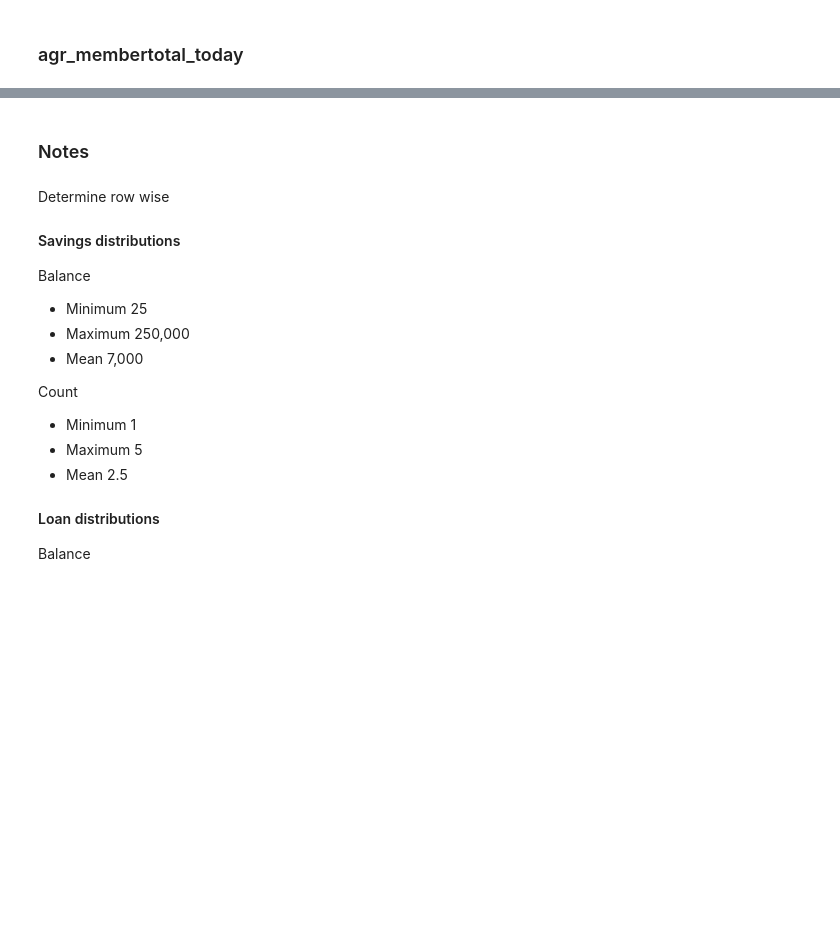
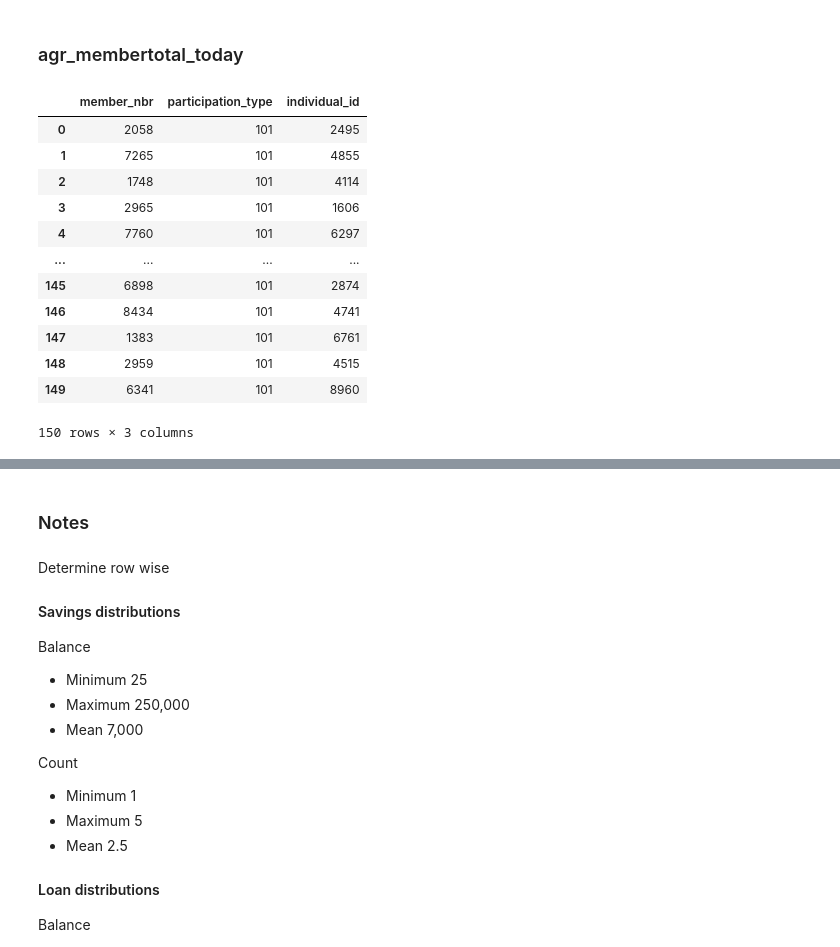
Before and after one commit to w-schw/dummy-data-tools, a Jupyter notebook: developing dummy database.ipynb, the cells around one changed output, grey strips where cells are left out. Cells and saved outputs as stored; diff of their text form; code cells hidden in the pictures; blank space fills up the shorter version.

```diff
--- a/developing dummy database.ipynb
+++ b/developing dummy database.ipynb
@@ -336,0 +291,16 @@ agr_membertotal_today = generate_agr_membertotal(member_nbr)
+# %%
+membershipparticipant_today
+# %% [output]
+|  | member_nbr | participation_type | individual_id |
+| 0 | 2058 | 101 | 2495 |
+| 1 | 7265 | 101 | 4855 |
+| 2 | 1748 | 101 | 4114 |
+| 3 | 2965 | 101 | 1606 |
+| 4 | 7760 | 101 | 6297 |
+| ... | ... | ... | ... |
+| 145 | 6898 | 101 | 2874 |
+| 146 | 8434 | 101 | 4741 |
+| 147 | 1383 | 101 | 6761 |
+| 148 | 2959 | 101 | 4515 |
+| 149 | 6341 | 101 | 8960 |
+150 rows × 3 columns
```
Also changed, not shown: parts of 13 cells of this notebook.
